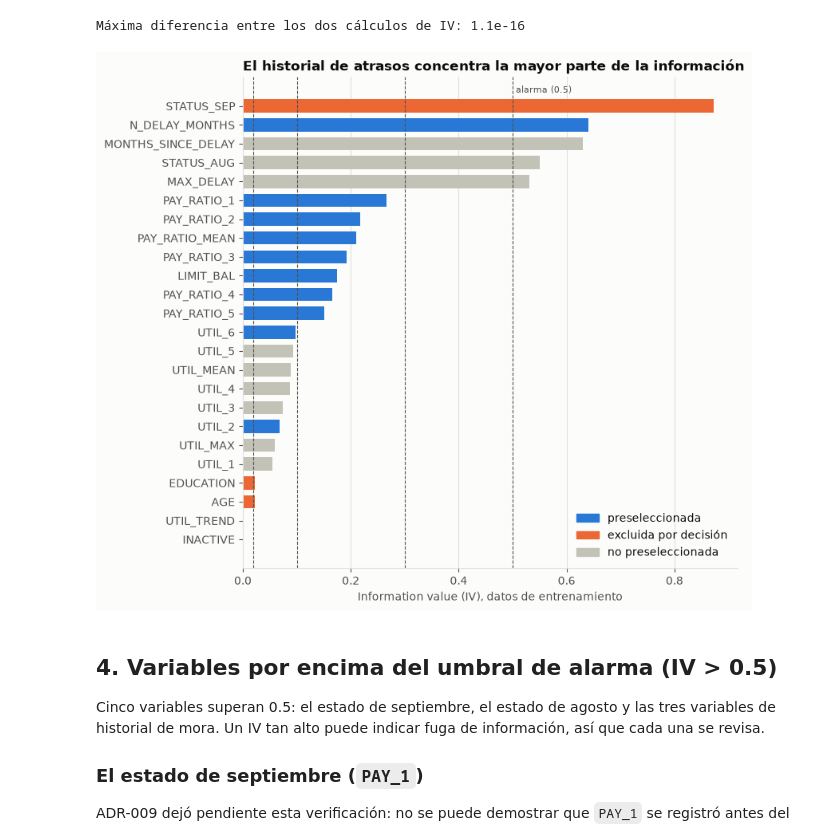
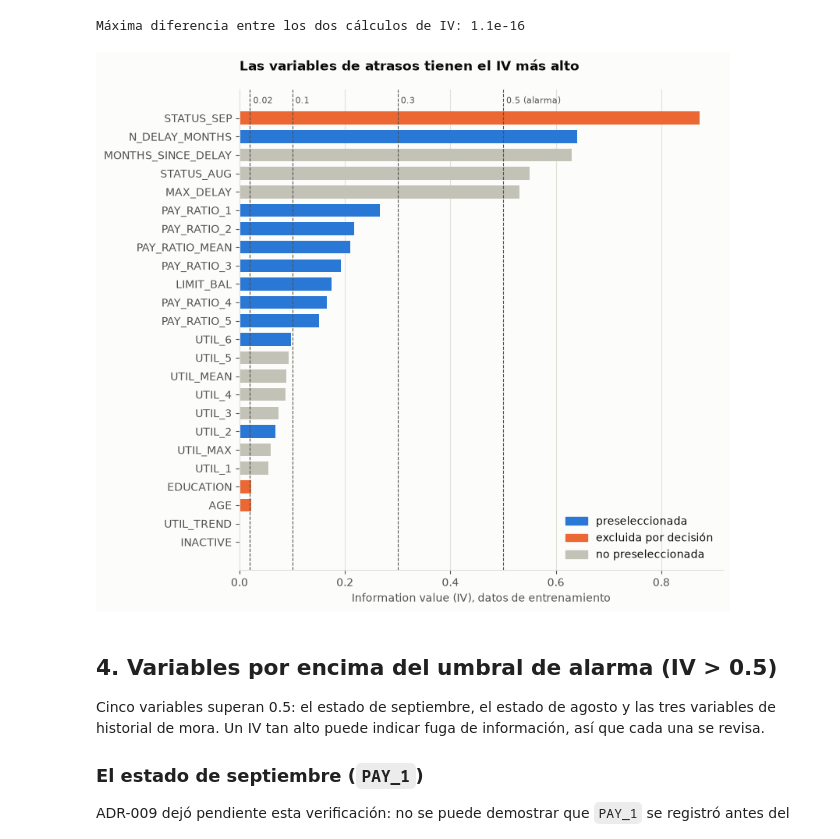
Before and after one commit to caleb9898/Credit-risk-scorecard-collections, a Jupyter notebook: notebooks/02_woe_iv_binning.ipynb, the cells around one changed output. Saved outputs shown, nothing was run; the diff lists cells and outputs as text; code cells hidden in the pictures.

```diff
--- a/notebooks/02_woe_iv_binning.ipynb
+++ b/notebooks/02_woe_iv_binning.ipynb
@@ -151,37 +155,38 @@ Máxima diferencia entre los dos cálculos de IV: 1.1e-16
 # %%
 shortlist = set(report["shortlist"])
 excluded = set(EXCLUDED_FROM_CHAMPION)
 ordered = iv.sort_values("iv")
 
 
 def group(name):
     if name in shortlist:
         return "preseleccionada"
     if name in excluded:
         return "excluida por decisión"
     return "no preseleccionada"
 
 
 colours = {
     "preseleccionada": plotting.BLUE,
     "excluida por decisión": plotting.ORANGE,
     "no preseleccionada": "#c3c2b7",
 }
 fig, ax = plt.subplots(figsize=(8, 8))
 groups = ordered.index.map(group)
 ax.barh(ordered.index, ordered["iv"], color=[colours[g] for g in groups], height=0.7)
-for threshold in (0.02, 0.1, 0.3, 0.5):
-    ax.axvline(threshold, color=plotting.MUTED, linewidth=0.8, linestyle="--")
-ax.text(0.5, len(ordered) - 0.4, " alarma (0.5)", color=plotting.MUTED, fontsize=8, va="bottom")
+band_lines = {0.02: "0.02", 0.1: "0.1", 0.3: "0.3", 0.5: "0.5 (alarma)"}
+for value, label in band_lines.items():
+    ax.axvline(value, color=plotting.MUTED, linewidth=0.8, linestyle="--")
+    ax.text(value, len(ordered) - 0.3, f" {label}", color=plotting.MUTED, fontsize=8, va="bottom")
 handles = [plt.Rectangle((0, 0), 1, 1, color=c) for c in colours.values()]
 ax.legend(handles, colours.keys(), loc="lower right")
 ax.set_xlabel("Information value (IV), datos de entrenamiento")
 ax.grid(axis="y", visible=False)
-ax.set_title("El historial de atrasos concentra la mayor parte de la información")
+ax.set_title("Las variables de atrasos tienen el IV más alto", pad=18)
 plotting.save_figure(fig, "woe_iv_by_feature")
 plt.show()
 # %% [output]
-[figure, old version]
+[figure, new version]
 # %% [markdown]
 ## 4. Variables por encima del umbral de alarma (IV > 0.5)
 
```
Also changed, not shown: parts of 19 cells of this notebook, 5 other files.
